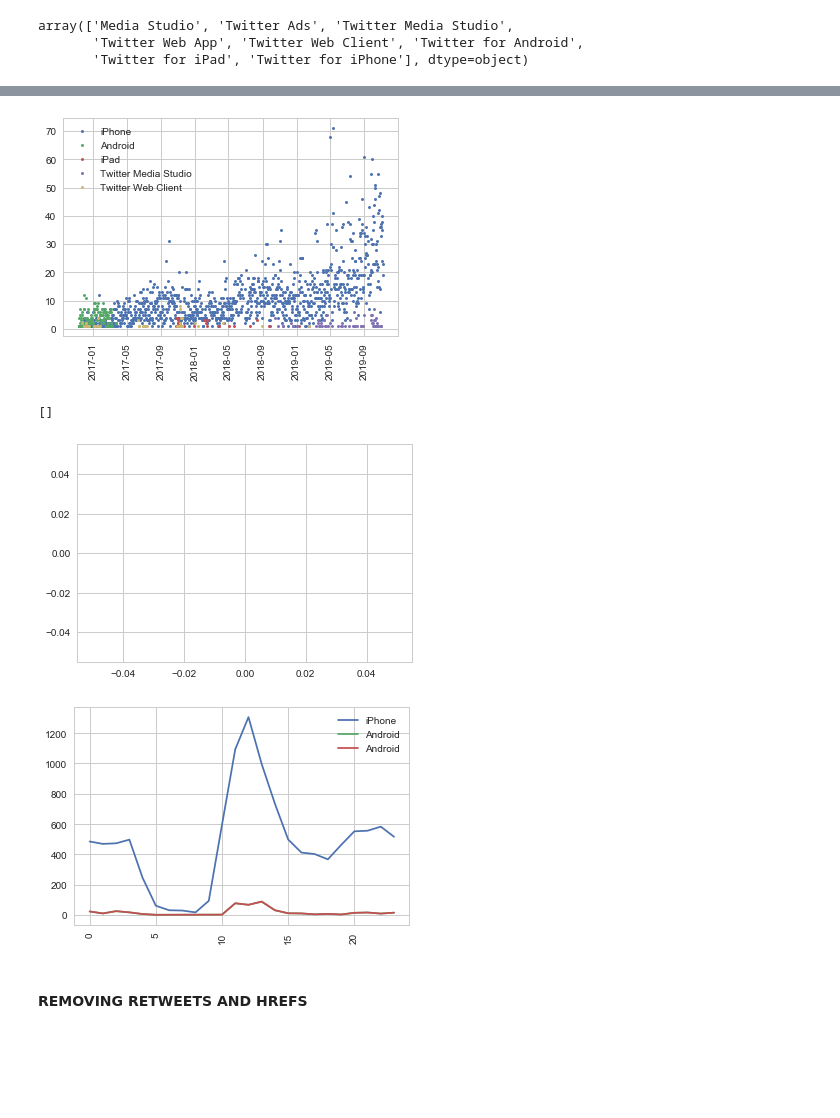
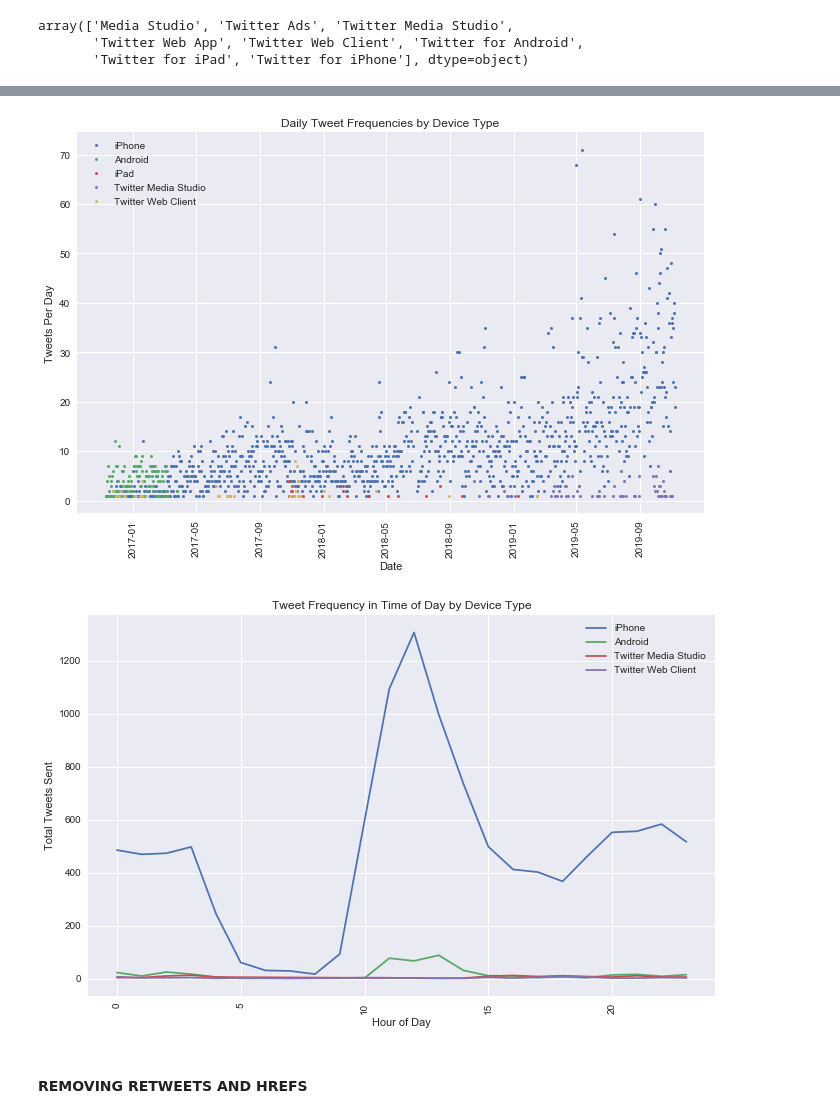
Before and after one commit to ddemarco96/FinalProject40, a Jupyter notebook: Trump_Word_Frequency_Analysis_Roger.ipynb, the cells around one changed output, grey strips where cells are left out. Saved outputs shown, nothing was run; the diff lists cells and outputs as text; code cells hidden in the pictures; blank space fills up the shorter version.

Commit message:
Generate graphics

```diff
--- a/Trump_Word_Frequency_Analysis_Roger.ipynb
+++ b/Trump_Word_Frequency_Analysis_Roger.ipynb
@@ -23,12 +23,15 @@ import datetime
 
 import seaborn as sns
 sns.set(style='whitegrid')
+# plt.rcParams.update({'font.size': 22})
+
+plt.style.use('seaborn')
 pd.set_option('display.width', 1500)
 pd.set_option('display.max_columns', 100)
 # %% [markdown]
 ### Viewing the Data
 # %%
-trump_tweets = pd.read_csv("data/tweets_scraped_11_07_2019.csv")
+trump_tweets = pd.read_csv("data/tweets_scraped_11_07_2019.csv", index_col='id_str')
 print(len(trump_tweets))
 # %% [output]
 12323
@@ -219,29 +236,29 @@ for i in range(len(grouped_freq)):
                                    'source': source,
                                    'num': num}, ignore_index=True)
 # %%
+plt.figure(figsize=(10,7))
+
 iphone = cleaned_df[cleaned_df['source'] == 'Twitter for iPhone']
 android = cleaned_df[cleaned_df['source'] == 'Twitter for Android']
 ipad = cleaned_df[cleaned_df['source'] == 'Twitter for iPad']
 tms = cleaned_df[cleaned_df['source'] == 'Twitter Media Studio']
 twc = cleaned_df[cleaned_df['source'] == 'Twitter Web Client']
 
 plt.plot_date(iphone['date'], iphone['num'], markersize = 3, label = 'iPhone')
 plt.plot_date(android['date'], android['num'], markersize = 3, label = 'Android')
 plt.plot_date(ipad['date'], ipad['num'], markersize = 3, label = 'iPad')
 plt.plot_date(tms['date'], tms['num'], markersize = 3, label = 'Twitter Media Studio')
 plt.plot_date(twc['date'], twc['num'], markersize = 3, label = 'Twitter Web Client')
 plt.xticks(rotation = 'vertical')
 
+plt.title("Daily Tweet Frequencies by Device Type")
+plt.xlabel("Date")
+plt.ylabel("Tweets Per Day")
+
 plt.legend()
 plt.show()
 # %% [output]
-[figure, old version]
+[figure, new version]
-# %%
-trump_tweets[trump_tweets['source'] == 'Twitter for iPhone']
-plt.plot()
-# %% [output]
-[]
-[figure, removed]
 # %%
 tgrouped_freq = trump_tweets.groupby(['hour', 'source']).size()
 tgrouped_df = pd.DataFrame(tgrouped_freq)
@@ -257,12 +274,16 @@ for i in range(len(tgrouped_df)):
                                    'source': source,
                                    'num': num}, ignore_index=True)
 # %%
+plt.figure(figsize=(10,7))
+
 plt.plot(tcleaned_df[tcleaned_df['source'] == 'Twitter for iPhone']['hour'],
          tcleaned_df[tcleaned_df['source'] == 'Twitter for iPhone']['num'], markersize = 3, label = 'iPhone')
 plt.plot(tcleaned_df[tcleaned_df['source'] == 'Twitter for Android']['hour'],
          tcleaned_df[tcleaned_df['source'] == 'Twitter for Android']['num'], markersize = 3, label = 'Android')
-plt.plot(tcleaned_df[tcleaned_df['source'] == 'Twitter for Android']['hour'],
-         tcleaned_df[tcleaned_df['source'] == 'Twitter for Android']['num'], markersize = 3, label = 'Android')
+plt.plot(tcleaned_df[tcleaned_df['source'] == 'Twitter Media Studio']['hour'],
+         tcleaned_df[tcleaned_df['source'] == 'Twitter Media Studio']['num'], markersize = 3, label = 'Twitter Media Studio')
+plt.plot(tcleaned_df[tcleaned_df['source'] == 'Twitter Web Client']['hour'],
+         tcleaned_df[tcleaned_df['source'] == 'Twitter Web Client']['num'], markersize = 3, label = 'Twitter Web Client')
 
 
 # plt.plot_date(android['date'], android['num'], markersize = 3, label = 'Android')
@@ -271,10 +292,14 @@ plt.plot(tcleaned_df[tcleaned_df['source'] == 'Twitter for Android']['hour'],
 # plt.plot_date(twc['date'], twc['num'], markersize = 3, label = 'Twitter Web Client')
 plt.xticks(rotation = 'vertical')
 
+plt.title("Tweet Frequency in Time of Day by Device Type")
+plt.xlabel("Hour of Day")
+plt.ylabel("Total Tweets Sent")
+
 plt.legend()
 plt.show()
 # %% [output]
-[figure, old version]
+[figure, new version]
 # %% [markdown]
 #### REMOVING RETWEETS AND HREFS
 # %%
```
Also changed, not shown: parts of 28 cells of this notebook.
